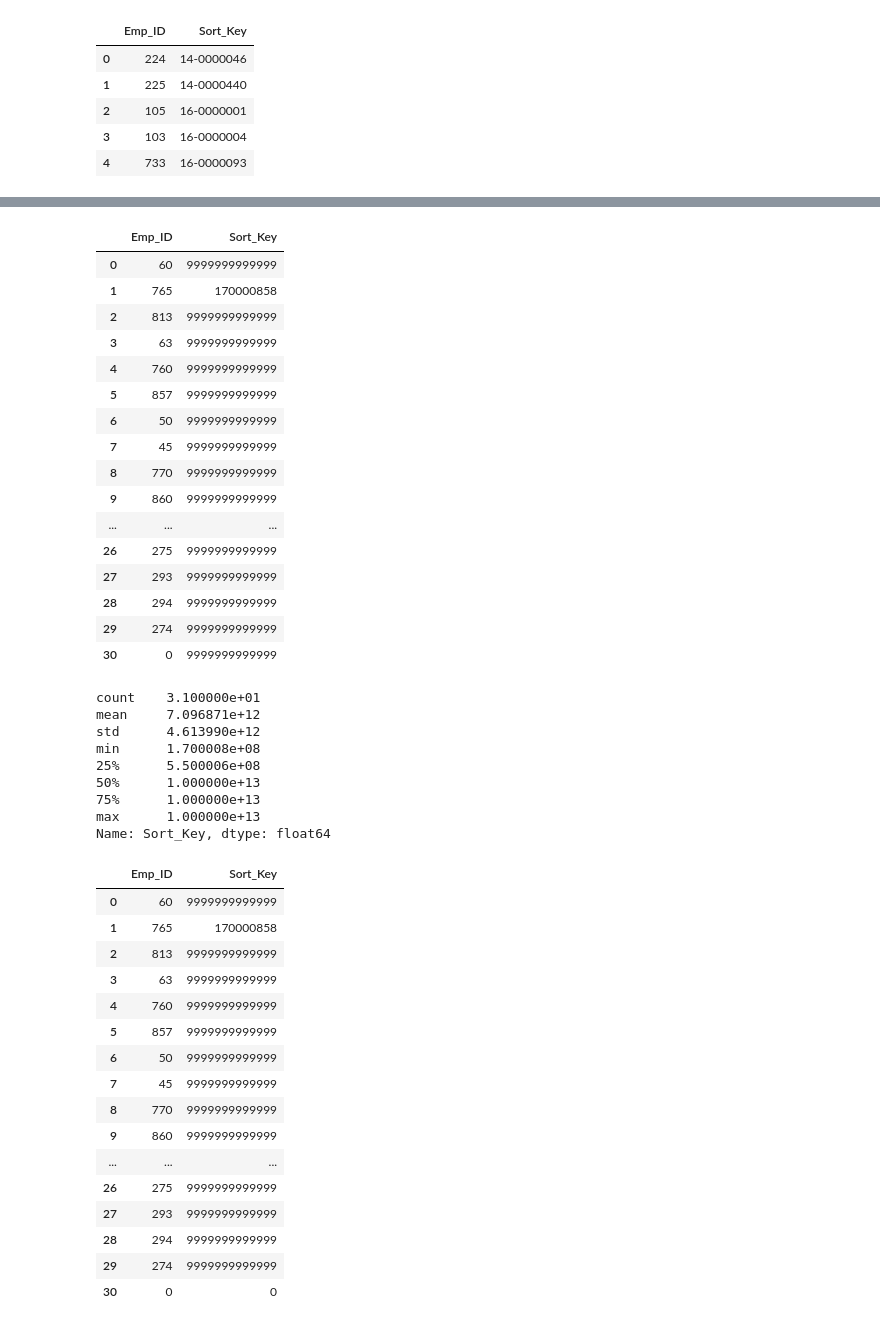
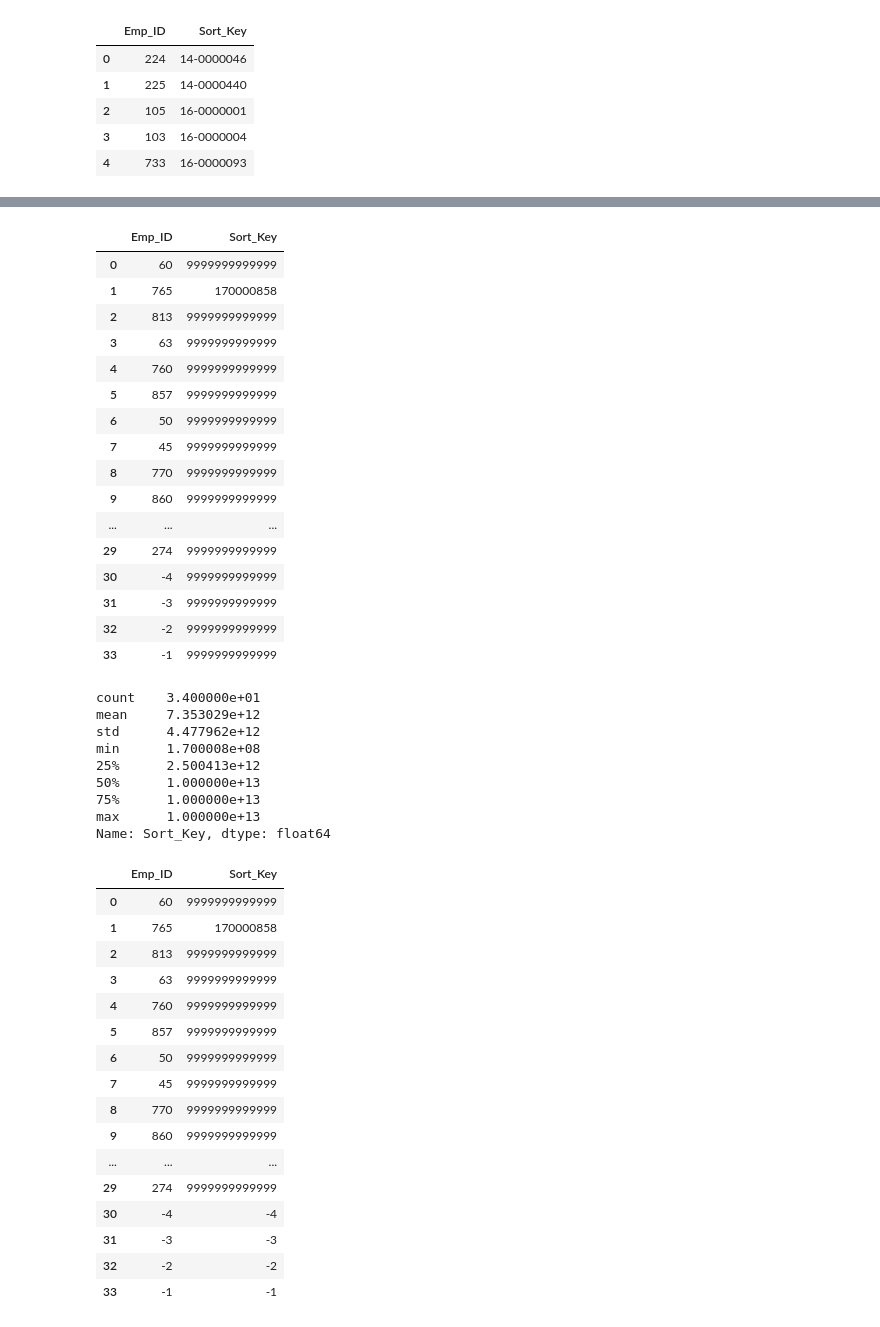
Before and after one commit to VanessaVanG/PDF_reordering, a Jupyter notebook: reorder_by_csv_Notebook.ipynb, the cells around one changed output, grey strips where cells are left out. Cells and saved outputs as stored; diff of their text form; code cells hidden in the pictures.

```diff
--- a/reorder_by_csv_Notebook.ipynb
+++ b/reorder_by_csv_Notebook.ipynb
@@ -64,0 +85,4 @@ emp_id_df['Emp_ID'] = emp_id_df['Emp_ID'].str.extract(r'(\d+)').astype(int)
+# %%
+#get the number of pages of employee timesheets
+emp_pages = len(emp_id_df)
+emp_pages
@@ -64,0 +91,6 @@ emp_id_df['Emp_ID'] = emp_id_df['Emp_ID'].str.extract(r'(\d+)').astype(int)
+# %%
+#get the total number of pages
+with open(report_path, 'rb') as infile:
+    reader = PdfFileReader(infile)
+    total_pages = reader.getNumPages()
+total_pages
@@ -64,0 +99,4 @@ emp_id_df['Emp_ID'] = emp_id_df['Emp_ID'].str.extract(r'(\d+)').astype(int)
+# %%
+#calculate the report page length
+report_pages = total_pages - emp_pages
+report_pages
@@ -65,3 +105,8 @@ emp_id_df['Emp_ID'] = emp_id_df['Emp_ID'].str.extract(r'(\d+)').astype(int)
 # %%
-#add the report page
-emp_id_df = emp_id_df.append({'Emp_ID': 0}, ignore_index=True)
+#add the report page(s)
+rep_length = report_pages
+while rep_length:
+    place = 0 - rep_length
+    emp_id_df = emp_id_df.append({'Emp_ID': place}, ignore_index=True)
+    rep_length -= 1
+emp_id_df
@@ -179,45 +242,48 @@ combo_df
 | 8 | 770 | 9999999999999 |
 | 9 | 860 | 9999999999999 |
 | ... | ... | ... |
-| 26 | 275 | 9999999999999 |
-| 27 | 293 | 9999999999999 |
-| 28 | 294 | 9999999999999 |
 | 29 | 274 | 9999999999999 |
-| 30 | 0 | 9999999999999 |
+| 30 | -4 | 9999999999999 |
+| 31 | -3 | 9999999999999 |
+| 32 | -2 | 9999999999999 |
+| 33 | -1 | 9999999999999 |
 # %%
 combo_df['Sort_Key'].describe()
 # %% [output]
-count    3.100000e+01
-mean     7.096871e+12
-std      4.613990e+12
+count    3.400000e+01
+mean     7.353029e+12
+std      4.477962e+12
 min      1.700008e+08
-25%      5.500006e+08
+25%      2.500413e+12
 50%      1.000000e+13
 75%      1.000000e+13
 max      1.000000e+13
 Name: Sort_Key, dtype: float64
 # %%
 #change it so the report will come first in the df
-combo_df.loc[combo_df.Emp_ID == 0, 'Sort_Key'] = 0
+while report_pages:
+    place = 0 - report_pages
+    combo_df.loc[combo_df.Emp_ID == place, 'Sort_Key'] = place
+    report_pages -= 1
 combo_df
 # %% [output]
 |  | Emp_ID | Sort_Key |
 | 0 | 60 | 9999999999999 |
 | 1 | 765 | 170000858 |
 | 2 | 813 | 9999999999999 |
 | 3 | 63 | 9999999999999 |
 | 4 | 760 | 9999999999999 |
 | 5 | 857 | 9999999999999 |
 | 6 | 50 | 9999999999999 |
 | 7 | 45 | 9999999999999 |
 | 8 | 770 | 9999999999999 |
 | 9 | 860 | 9999999999999 |
 | ... | ... | ... |
-| 26 | 275 | 9999999999999 |
-| 27 | 293 | 9999999999999 |
-| 28 | 294 | 9999999999999 |
 | 29 | 274 | 9999999999999 |
-| 30 | 0 | 0 |
+| 30 | -4 | -4 |
+| 31 | -3 | -3 |
+| 32 | -2 | -2 |
+| 33 | -1 | -1 |
 # %%
 #sort by Sort_Key then Emp_ID
 combo_df.sort_values(by=['Sort_Key', 'Emp_ID'], inplace=True)
```
Also changed, not shown: parts of 11 cells of this notebook, 1 other file.
